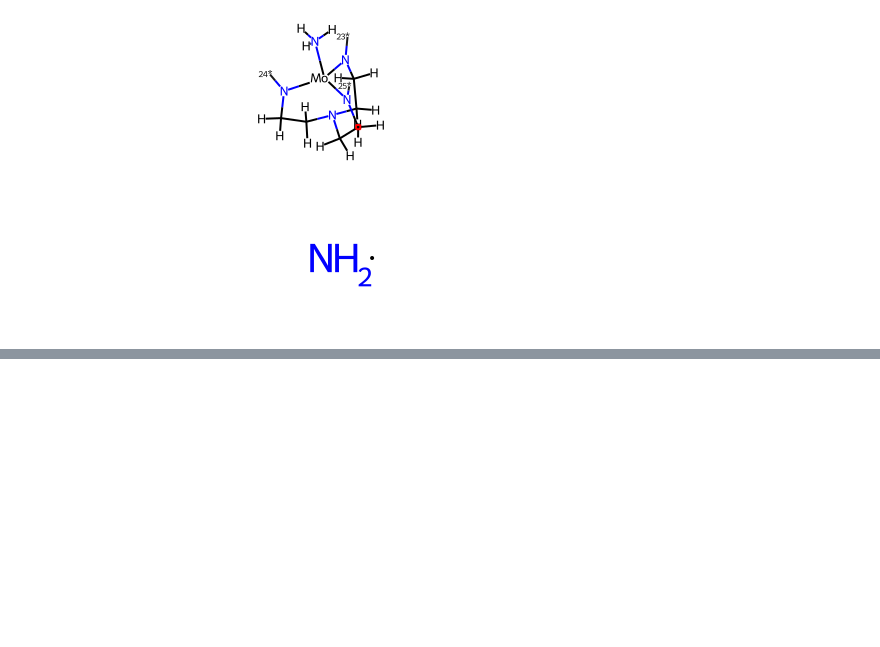
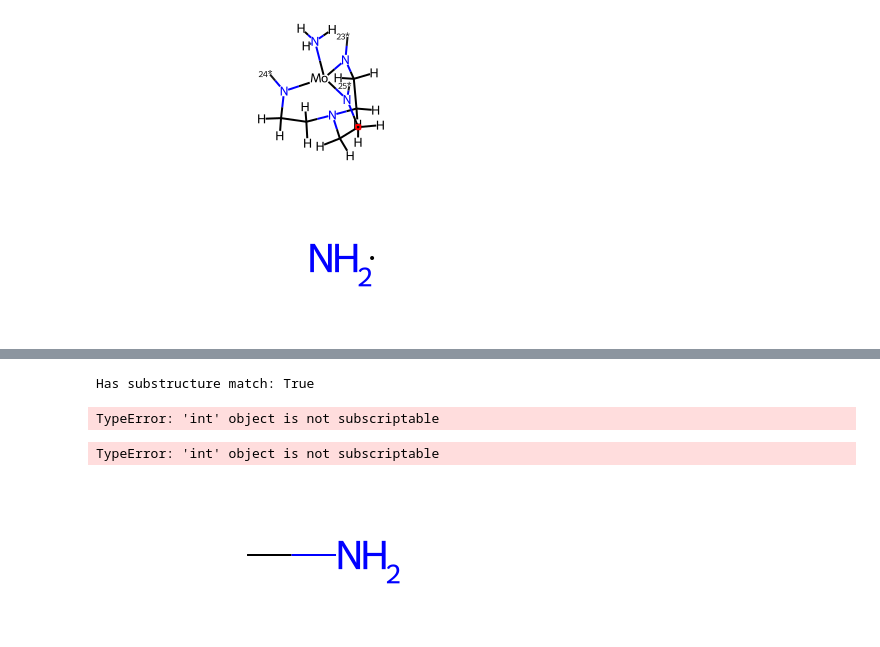
Before and after one commit to Strandgaard96/GB_GA, a Jupyter notebook: notebooks/RDKIT.ipynb, the cells around one changed output, grey strips where cells are left out. Drawn from its saved outputs; the diff is of its cells as text; code cells hidden in the pictures; blank space fills up the shorter version.

```diff
--- a/notebooks/RDKIT.ipynb
+++ b/notebooks/RDKIT.ipynb
@@ -282,0 +293,20 @@ smart = '[*].[#7]'
+# %%
+# Load intermediate
+mol = Chem.MolFromMolFile(
+    "../templates/core_NH3.mol", sanitize = False, removeHs=False)
+
+# Initialize substructure string
+
+# : matches aromatic bonds. Not == when it is delocalized
+# '[c]:[c][N]'
+# Smart for a nitrogen bound to aromatic carbon.
+smart = '[H][N][C]'
+
+# Initialize pattern
+patt = Chem.MolFromSmarts(smart)
+
+# Substructure match
+print(f'Has substructure match: {mol.HasSubstructMatch(patt)}')
+indices = mol.GetSubstructMatches(patt)
+# %% [output]
+Has substructure match: True
@@ -282,0 +317,12 @@ smart = '[*].[#7]'
+# %%
+a[0][0]
+# %% [output]
+TypeError: 'int' object is not subscriptable
+# %%
+a[0][0]
+# %% [output]
+TypeError: 'int' object is not subscriptable
+# %%
+Chem.MolFromSmiles('CN')
+# %% [output]
+[figure, added]
```
Also changed, not shown: parts of 6 cells of this notebook, 12 other files.
